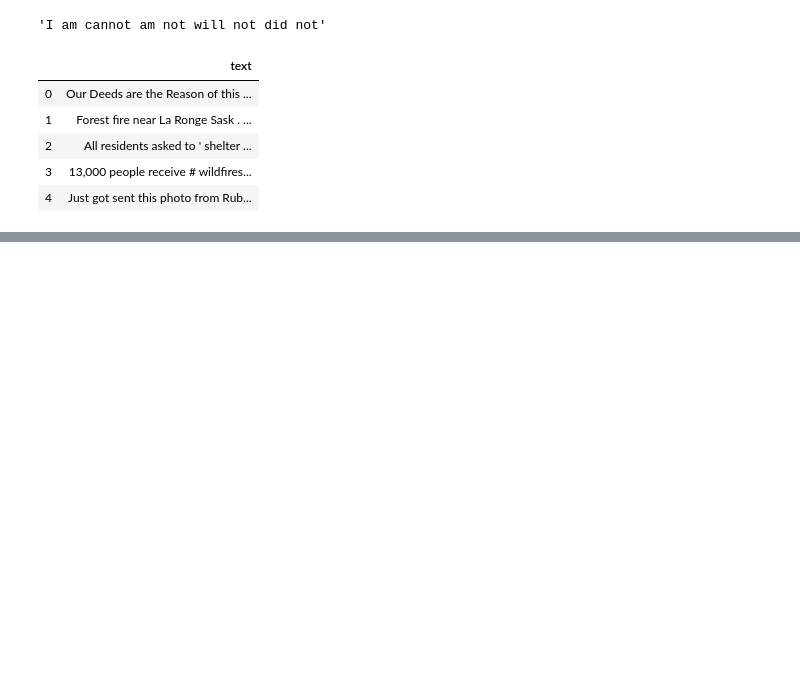
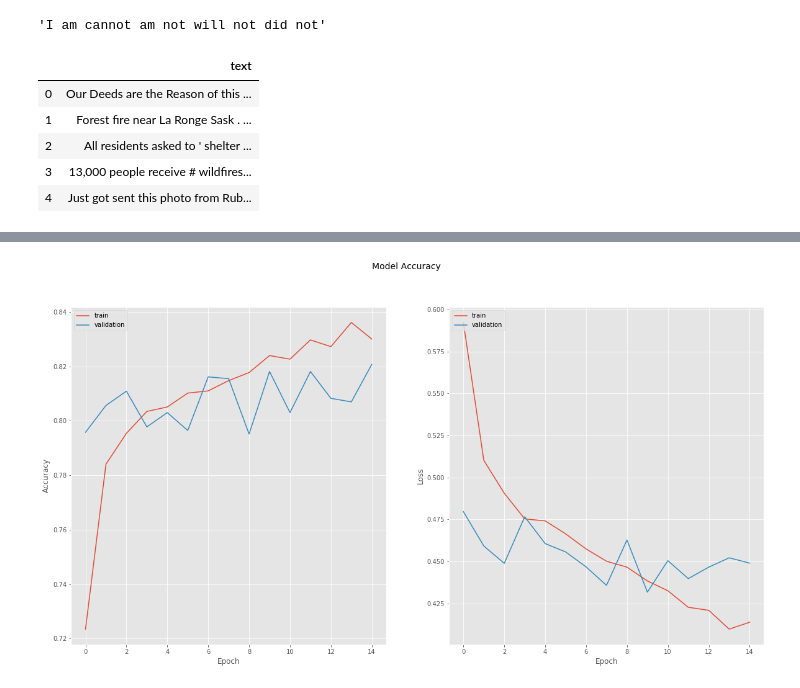
Before and after one commit to FanusArefaine/Real-or-Not-NLP-with-Disaster-Tweets, a Jupyter notebook: Tweets_NLP_Notebook.ipynb, the cells around one changed output, grey strips where cells are left out. Saved outputs shown, nothing was run; the diff lists cells and outputs as text; code cells hidden in the pictures; blank space fills up the shorter version.

```diff
--- a/Tweets_NLP_Notebook.ipynb
+++ b/Tweets_NLP_Notebook.ipynb
@@ -1189,0 +1271,6 @@ clean_test_df['text'] = clean_test_df['text'].apply(spell_check)
+# %%
+from sklearn.preprocessing import StandardScaler
+
+#define and scale our added features
+meta_input_train = StandardScaler().fit_transform(train_df.iloc[:, 2:])
+meta_input_test = StandardScaler().fit_transform(test_df.iloc[:, 1:])
@@ -1189,0 +1302,31 @@ clean_test_df['text'] = clean_test_df['text'].apply(spell_check)
+# %%
+def plot_learning_curves(history):
+    #plots training accuracy and loss
+    fig, ax = plt.subplots(1, 2, figsize = (20, 10))
+
+    ax[0].plot(history.history['acc'])
+    ax[0].plot(history.history['val_acc'])
+
+    ax[1].plot(history.history['loss'])
+    ax[1].plot(history.history['val_loss'])
+
+    ax[0].legend(['train', 'validation'], loc = 'upper left')
+    ax[1].legend(['train', 'validation'], loc = 'upper left')
+
+    fig.suptitle("Model Accuracy", fontsize=14)
+
+    ax[0].set_ylabel('Accuracy')
+    ax[0].set_xlabel('Epoch')
+    ax[1].set_ylabel('Loss')
+    ax[1].set_xlabel('Epoch')
+
+    return plt.show()
+# %%
+#define dropout/learning rates
+spatial_dropout = 0.2
+dropout = 0.2
+recurrent_dropout = 0
+learning_rate = 3e-4
+
+model1 = create_lstm(spatial_dropout, dropout, recurrent_dropout, learning_rate)
+model1.summary()
@@ -1189,0 +1351,4 @@ clean_test_df['text'] = clean_test_df['text'].apply(spell_check)
+# %%
+#fit model
+history1 = model1.fit([X_train, meta_input_train], y_train, validation_split = .2,
+         epochs = 15, batch_size = 23, verbose = 1)
@@ -1189,0 +1373,4 @@ clean_test_df['text'] = clean_test_df['text'].apply(spell_check)
+# %%
+plot_learning_curves(history1)
+# %% [output]
+[figure, added]
```
Also changed, not shown: parts of 22 cells of this notebook.
